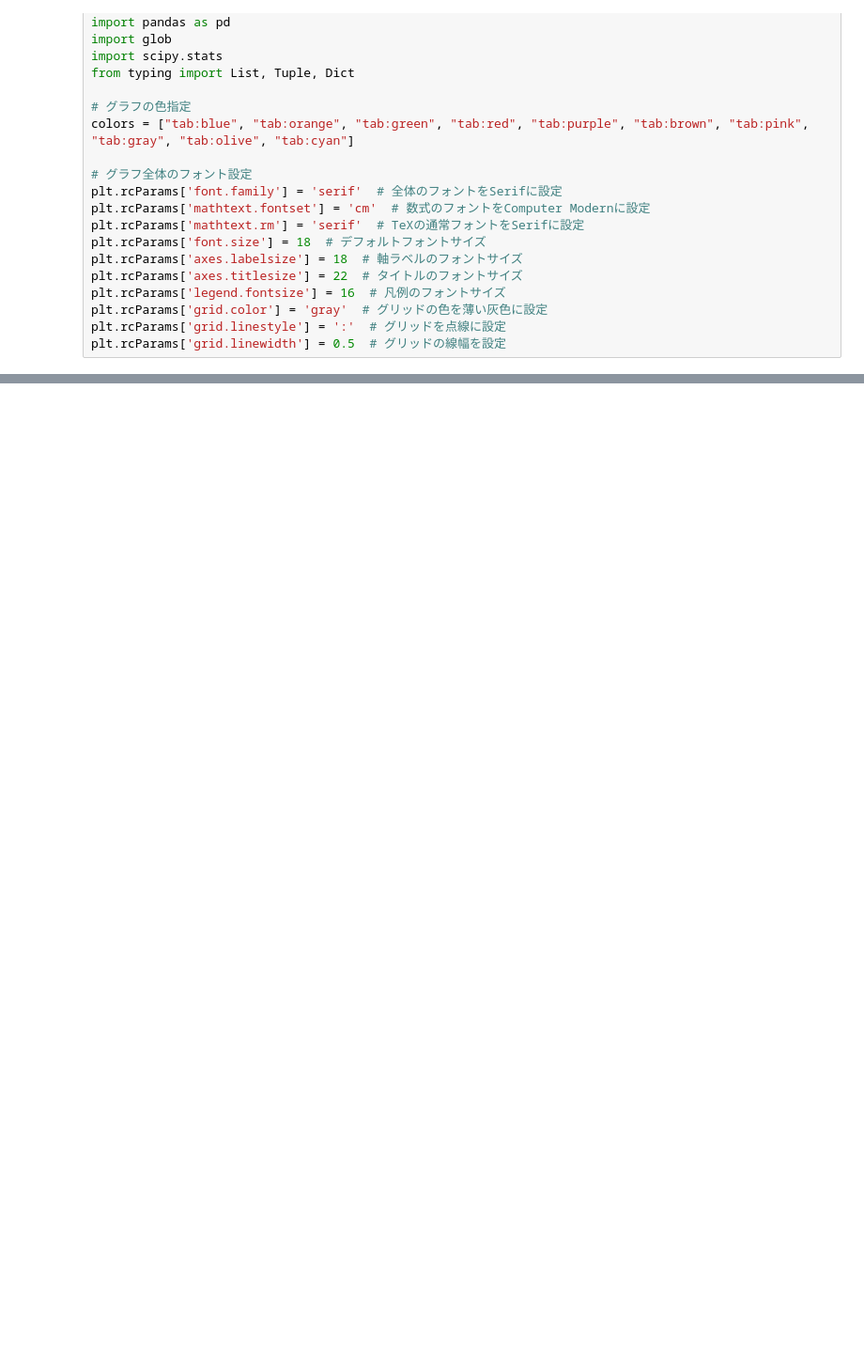
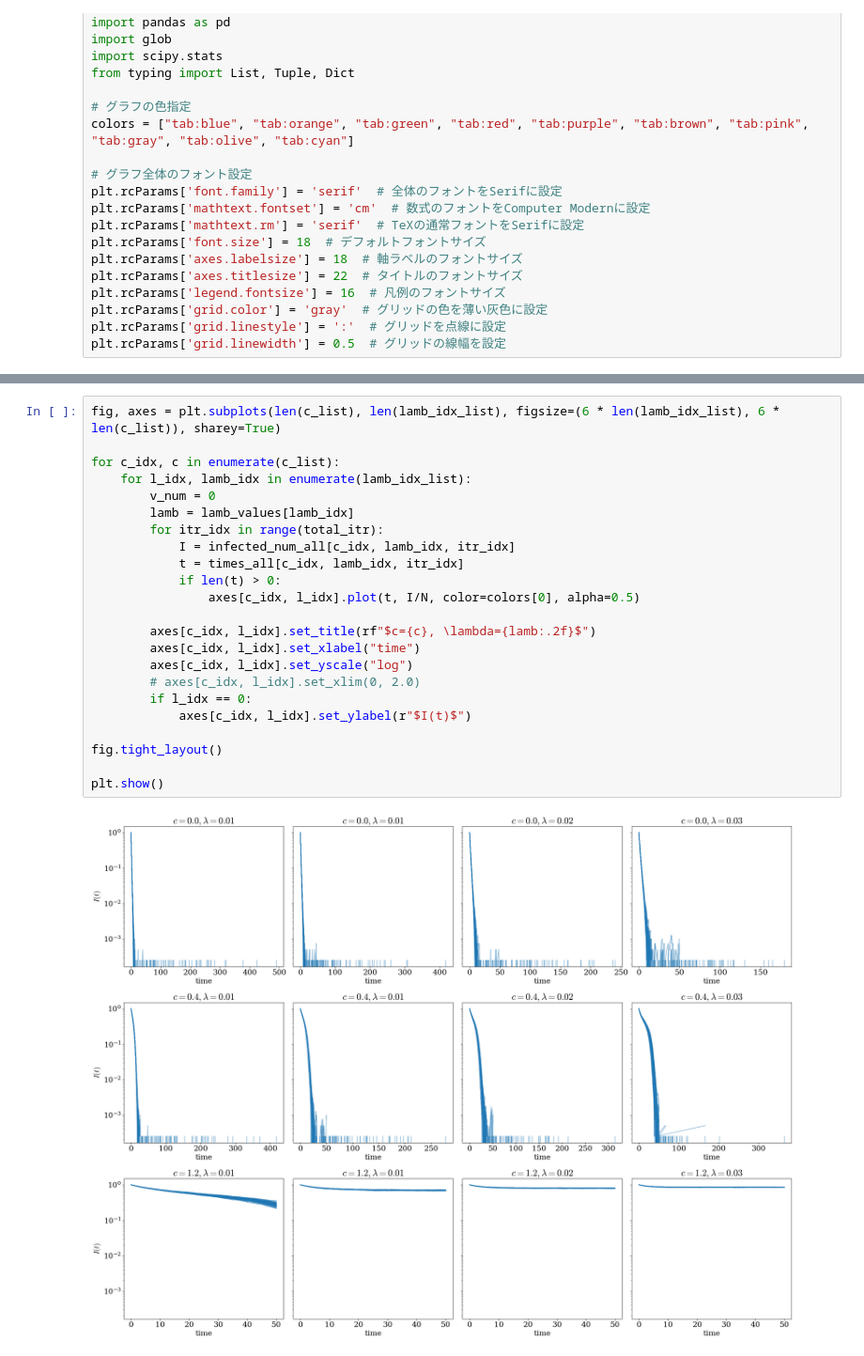
Before and after one commit to Kojirouuuu/trend-sar, a Jupyter notebook: notebook/sis.ipynb, the cells around one changed output, grey strips where cells are left out. Shown: that part at 94% size. Drawn from its saved outputs; the diff is of its cells as text; blank space fills up the shorter version.

```diff
--- a/notebook/sis.ipynb
+++ b/notebook/sis.ipynb
@@ -275,0 +372,25 @@ plt.show()
+# %%
+fig, axes = plt.subplots(len(c_list), len(lamb_idx_list), figsize=(6 * len(lamb_idx_list), 6 * len(c_list)), sharey=True)
+
+for c_idx, c in enumerate(c_list):
+    for l_idx, lamb_idx in enumerate(lamb_idx_list):
+        v_num = 0
+        lamb = lamb_values[lamb_idx]
+        for itr_idx in range(total_itr):
+            I = infected_num_all[c_idx, lamb_idx, itr_idx]
+            t = times_all[c_idx, lamb_idx, itr_idx]
+            if len(t) > 0:
+                axes[c_idx, l_idx].plot(t, I/N, color=colors[0], alpha=0.5)
+
+        axes[c_idx, l_idx].set_title(rf"$c={c}, \lambda={lamb:.2f}$")
+        axes[c_idx, l_idx].set_xlabel("time")
+        axes[c_idx, l_idx].set_yscale("log")
+        # axes[c_idx, l_idx].set_xlim(0, 2.0)
+        if l_idx == 0:
+            axes[c_idx, l_idx].set_ylabel(r"$I(t)$")
+
+fig.tight_layout()
+
+plt.show()
+# %% [output]
+[figure, added]
```
Also changed, not shown: parts of 9 cells of this notebook, 3 other files.
